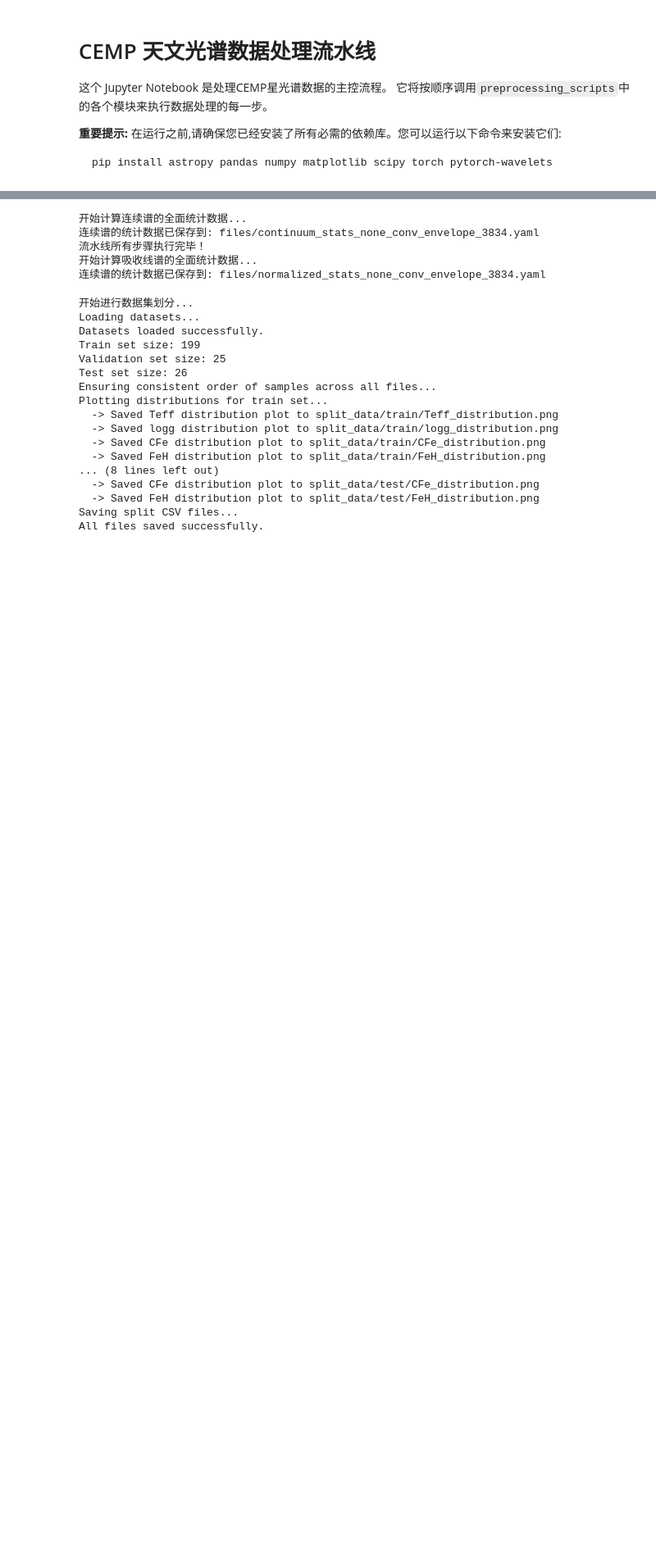
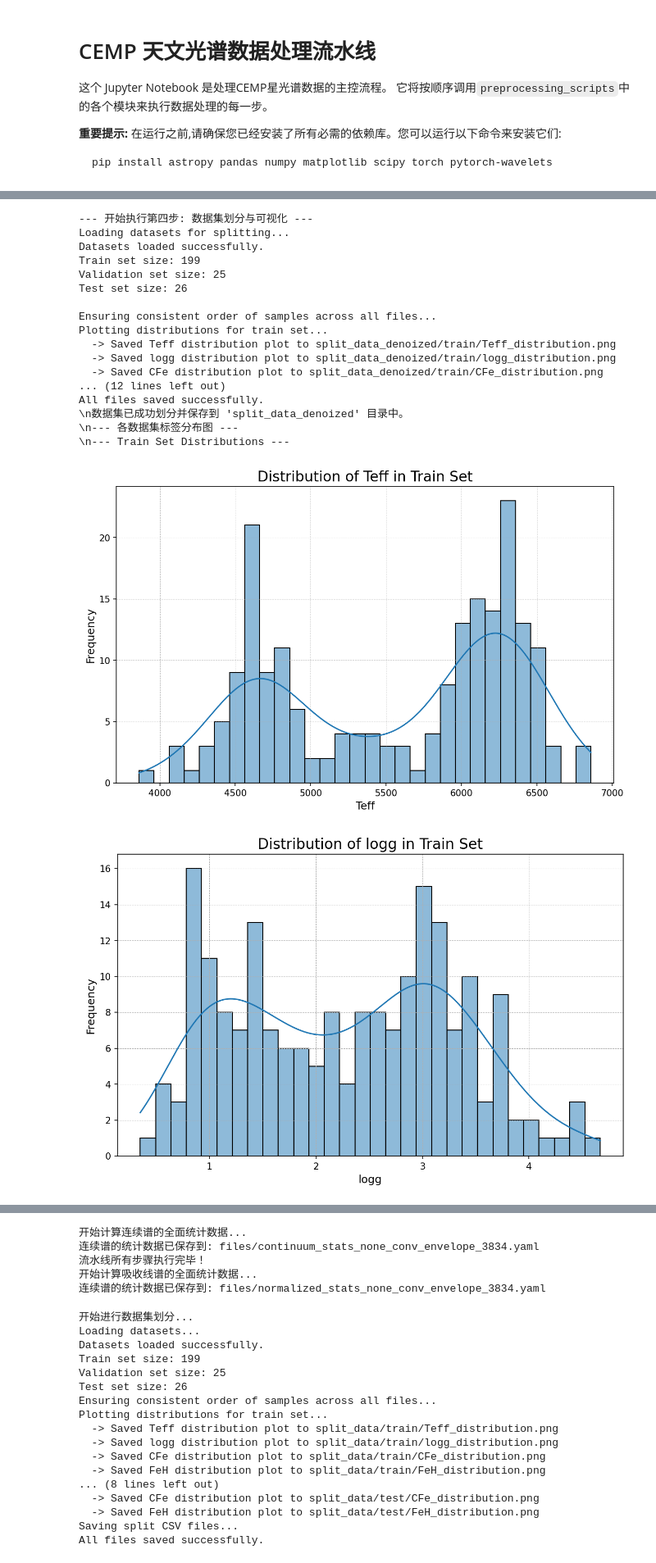
Before and after one commit to ZengWenQuan/CEMP_data, a Jupyter notebook: pipeline.ipynb, the cells around one changed output, grey strips where cells are left out. Shown at 82% size. Saved outputs shown, nothing was run; the diff lists cells and outputs as text; code cells hidden in the pictures; blank space fills up the shorter version.

```diff
--- a/pipeline.ipynb
+++ b/pipeline.ipynb
@@ -171,6 +171,24 @@ if not df_denoised_resampled.empty:
     utils.visualize_final_spectra(df_for_vis, obsids_for_visualization, FIGURE_DIR, 'Denoised and Resampled Spectra', labels_df=labels_df)
 
     print(f"去噪后并重采样的光谱已保存到: {resampled_output_path}")
+    import numpy as np
+    import yaml
+    all_flux_values=df_for_vis.values.flatten()
+    stats={
+        'mean':float(np.mean(all_flux_values)),
+        'variance': float(np.var(all_flux_values)),
+        'std_dev': float(np.std(all_flux_values)),
+        'min': float(np.min(all_flux_values)),
+        'max': float(np.max(all_flux_values)),
+        '25th_percentile': float(np.percentile(all_flux_values, 25)),
+        'median_50th_percentile': float(np.median(all_flux_values)),
+        '75th_percentile': float(np.percentile(all_flux_values, 75))
+    }
+    stats_filename = f'stats_denoised_resampled_{DENOISE_strategy}.yaml'
+    stats_filepath = os.path.join(OUTPUT_DIR, stats_filename)
+    with open(stats_filepath, 'w') as f:
+        yaml.dump(stats, f, default_flow_style=False, sort_keys=False)
+    print(f"重采样光谱的统计数据已保存到: {stats_filepath}")
 else:
     print("没有有效的光谱可供保存。")
 # 更新光谱数据列表，确保后续步骤只使用通过了质量控制的光谱
@@ -195 +215,58 @@ New grid created with 3835 points.
 \n264 个光谱通过质量控制，将用于后续步骤。
+# %%
+# --- 第四步: 数据集划分与可视化 ---
+# (在重采样之后，归一化之前)
+from preprocessing_scripts.step6_split_dataset import process_step as split_step
+from IPython.display import Image, display
+print('--- 开始执行第四步: 数据集划分与可视化 ---')
+# 1. 定义输入文件路径
+#    输入文件是上一步(重采样)生成的去噪光谱
+input_spectra_path = resampled_output_path
+labels_filename = 'removed_with_rv_filtered.csv'
+output_split_dir = 'split_data_denoized'
+    # 2. 调用处理函数
+if os.path.exists(input_spectra_path) and os.path.exists(labels_filename):
+    split_step(
+        resampled_spectra_path=input_spectra_path,
+        labels_path=labels_filename,
+        output_dir=output_split_dir
+    )
+    print(f"\\n数据集已成功划分并保存到 \'{output_split_dir}\' 目录中。")
+        # 3. 在Notebook中显示生成的分布图
+    print("\\n--- 各数据集标签分布图 ---")
+    labels_to_plot = ['Teff', 'logg', 'CFe', 'FeH']
+    for s in ['train', 'val', 'test']:
+        print(f'\\n--- {s.capitalize()} Set Distributions ---')
+        set_dir = os.path.join(output_split_dir, s)
+        if os.path.exists(set_dir):
+            for label in labels_to_plot:
+                image_path = os.path.join(set_dir, f'{label}_distribution.png')
+                if os.path.exists(image_path):
+                    display(Image(filename=image_path))
+                else:
+                    print(f'未找到 {s} 集的 {label} 分布图。')
+        else:
+            print(f"未找到 \'{s}\' 数据集目录。")
+else:
+    print(f"错误：输入文件不存在，无法进行数据集划分。请检查路径: {input_spectra_path},{labels_filename}")
+    print('\\n--- 第四步执行完毕 ---')
+# %% [output]
+--- 开始执行第四步: 数据集划分与可视化 ---
+Loading datasets for splitting...
+Datasets loaded successfully.
+Train set size: 199
+Validation set size: 25
+Test set size: 26
+
+Ensuring consistent order of samples across all files...
+Plotting distributions for train set...
+  -> Saved Teff distribution plot to split_data_denoized/train/Teff_distribution.png
+  -> Saved logg distribution plot to split_data_denoized/train/logg_distribution.png
+  -> Saved CFe distribution plot to split_data_denoized/train/CFe_distribution.png
+... (12 lines left out)
+All files saved successfully.
+\n数据集已成功划分并保存到 'split_data_denoized' 目录中。
+\n--- 各数据集标签分布图 ---
+\n--- Train Set Distributions ---
+[figure, added]
+[figure, added]
```
Also changed, not shown: parts of 6 cells of this notebook, 2 other files.
